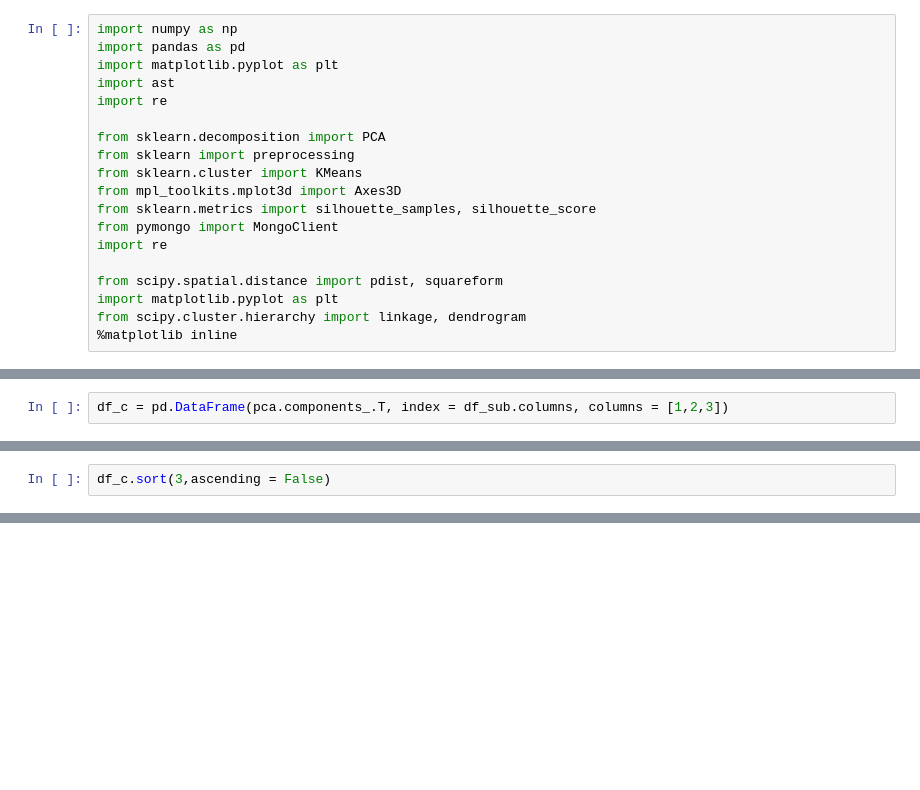
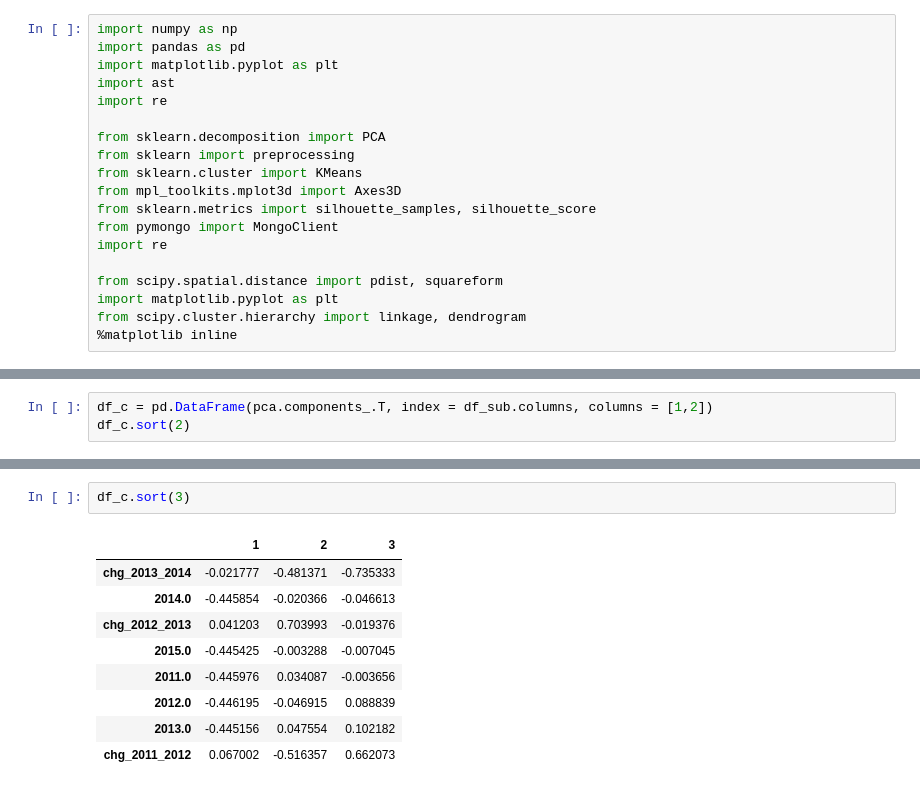
Before and after one commit to easadler/hood_project, a Jupyter notebook: Untitled2.ipynb, the cells around one changed output, grey strips where cells are left out. Saved outputs shown, nothing was run; the diff lists cells and outputs as text; blank space fills up the shorter version.

```diff
--- a/Untitled2.ipynb
+++ b/Untitled2.ipynb
@@ -55,2 +47,3 @@ print(pca.explained_variance_ratio_)
 # %%
-df_c = pd.DataFrame(pca.components_.T, index = df_sub.columns, columns = [1,2,3])
+df_c = pd.DataFrame(pca.components_.T, index = df_sub.columns, columns = [1,2])
+df_c.sort(2)
@@ -63,2 +54,0 @@ df_p.ix[df_p.hood == 'Downtown', :]
-# %%
-df_c.sort(3,ascending = False)
@@ -102,0 +72,12 @@ plot_embedding(X_pca, cluster_labels, names)
+# %%
+df_c.sort(3)
+# %% [output]
+|  | 1 | 2 | 3 |
+| chg_2013_2014 | -0.021777 | -0.481371 | -0.735333 |
+| 2014.0 | -0.445854 | -0.020366 | -0.046613 |
+| chg_2012_2013 | 0.041203 | 0.703993 | -0.019376 |
+| 2015.0 | -0.445425 | -0.003288 | -0.007045 |
+| 2011.0 | -0.445976 | 0.034087 | -0.003656 |
+| 2012.0 | -0.446195 | -0.046915 | 0.088839 |
+| 2013.0 | -0.445156 | 0.047554 | 0.102182 |
+| chg_2011_2012 | 0.067002 | -0.516357 | 0.662073 |
```
Also changed, not shown: parts of 29 cells of this notebook, 6 other files.
